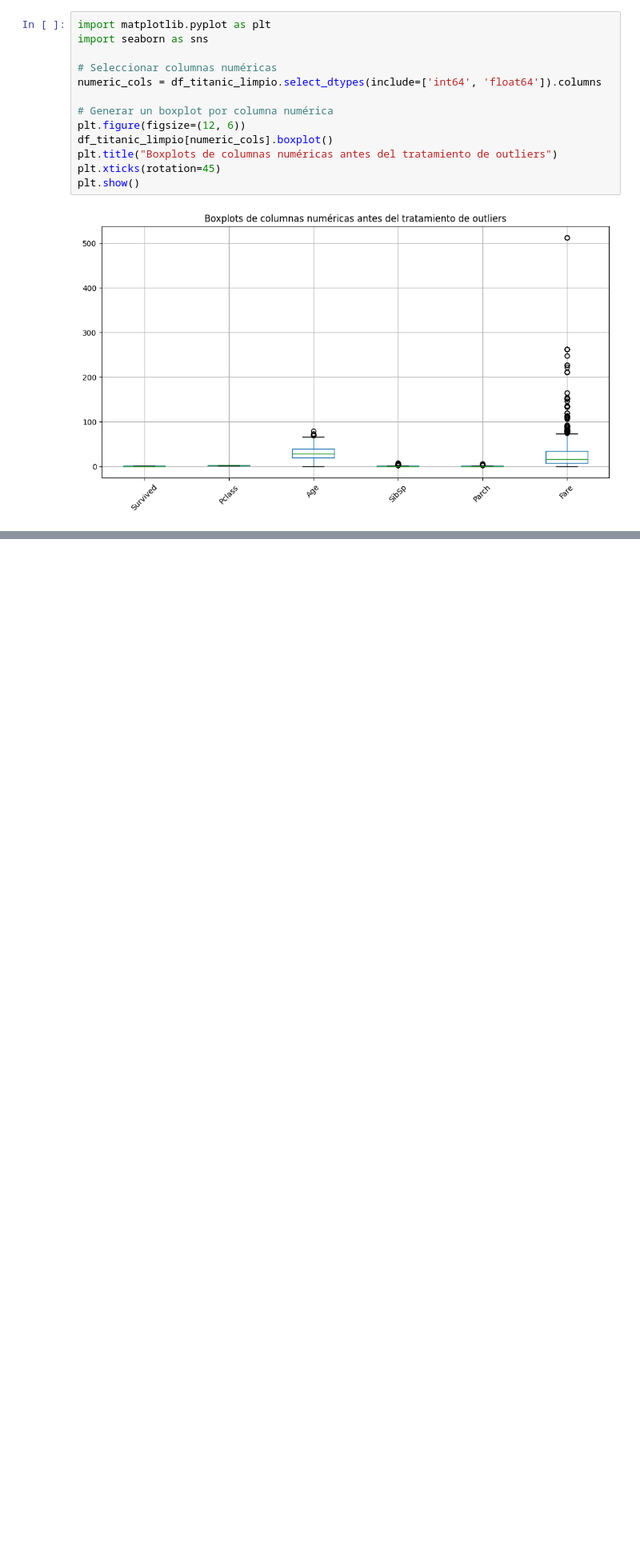
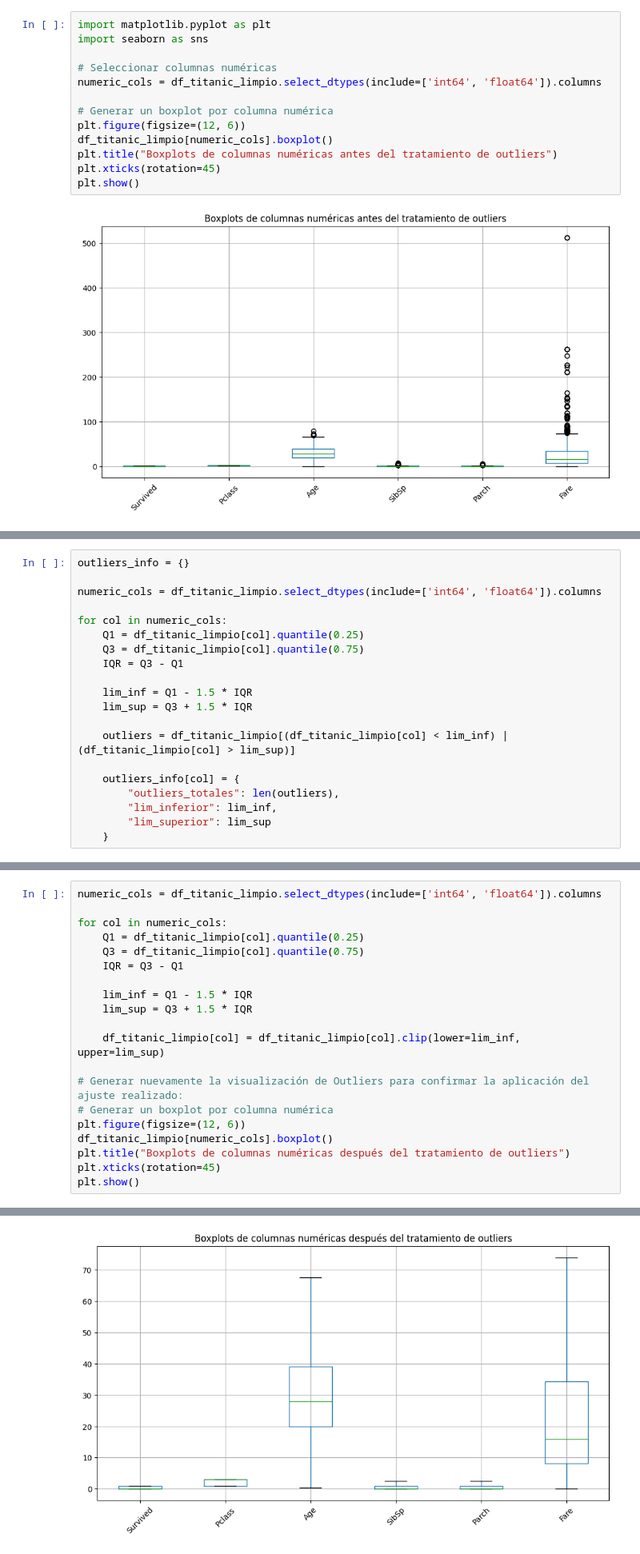
Before and after one commit to polaya813/polaya813, a Jupyter notebook: Ejercicio_clase_Lección_15.ipynb, the cells around one changed output, grey strips where cells are left out. Shown at 80% size. Saved outputs shown, nothing was run; the diff lists cells and outputs as text; blank space fills up the shorter version.

```diff
--- a/Ejercicio_clase_Lección_15.ipynb
+++ b/Ejercicio_clase_Lección_15.ipynb
@@ -114,0 +133,20 @@ plt.show()
+# %%
+outliers_info = {}
+
+numeric_cols = df_titanic_limpio.select_dtypes(include=['int64', 'float64']).columns
+
+for col in numeric_cols:
+    Q1 = df_titanic_limpio[col].quantile(0.25)
+    Q3 = df_titanic_limpio[col].quantile(0.75)
+    IQR = Q3 - Q1
+
+    lim_inf = Q1 - 1.5 * IQR
+    lim_sup = Q3 + 1.5 * IQR
+
+    outliers = df_titanic_limpio[(df_titanic_limpio[col] < lim_inf) | (df_titanic_limpio[col] > lim_sup)]
+
+    outliers_info[col] = {
+        "outliers_totales": len(outliers),
+        "lim_inferior": lim_inf,
+        "lim_superior": lim_sup
+    }
@@ -114,0 +159,21 @@ plt.show()
+# %%
+numeric_cols = df_titanic_limpio.select_dtypes(include=['int64', 'float64']).columns
+
+for col in numeric_cols:
+    Q1 = df_titanic_limpio[col].quantile(0.25)
+    Q3 = df_titanic_limpio[col].quantile(0.75)
+    IQR = Q3 - Q1
+
+    lim_inf = Q1 - 1.5 * IQR
+    lim_sup = Q3 + 1.5 * IQR
+
+    df_titanic_limpio[col] = df_titanic_limpio[col].clip(lower=lim_inf, upper=lim_sup)
+
+# Generar nuevamente la visualización de Outliers para confirmar la aplicación del ajuste realizado:
+# Generar un boxplot por columna numérica
+plt.figure(figsize=(12, 6))
+df_titanic_limpio[numeric_cols].boxplot()
+plt.title("Boxplots de columnas numéricas después del tratamiento de outliers")
+plt.xticks(rotation=45)
+plt.show()
+# %% [output]
@@ -114,0 +197 @@ plt.show()
+[figure, added]
```
Also changed, not shown: parts of 3 cells of this notebook.
